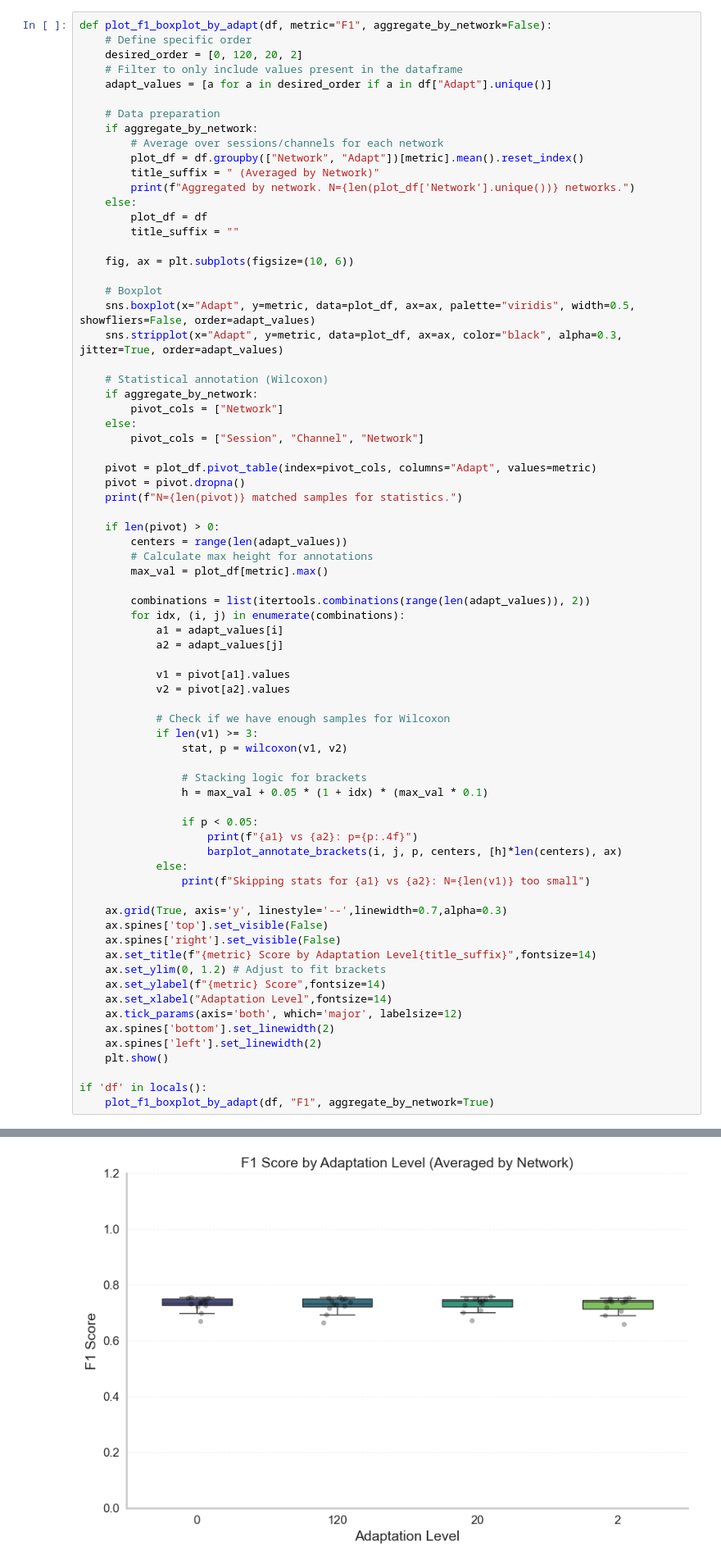
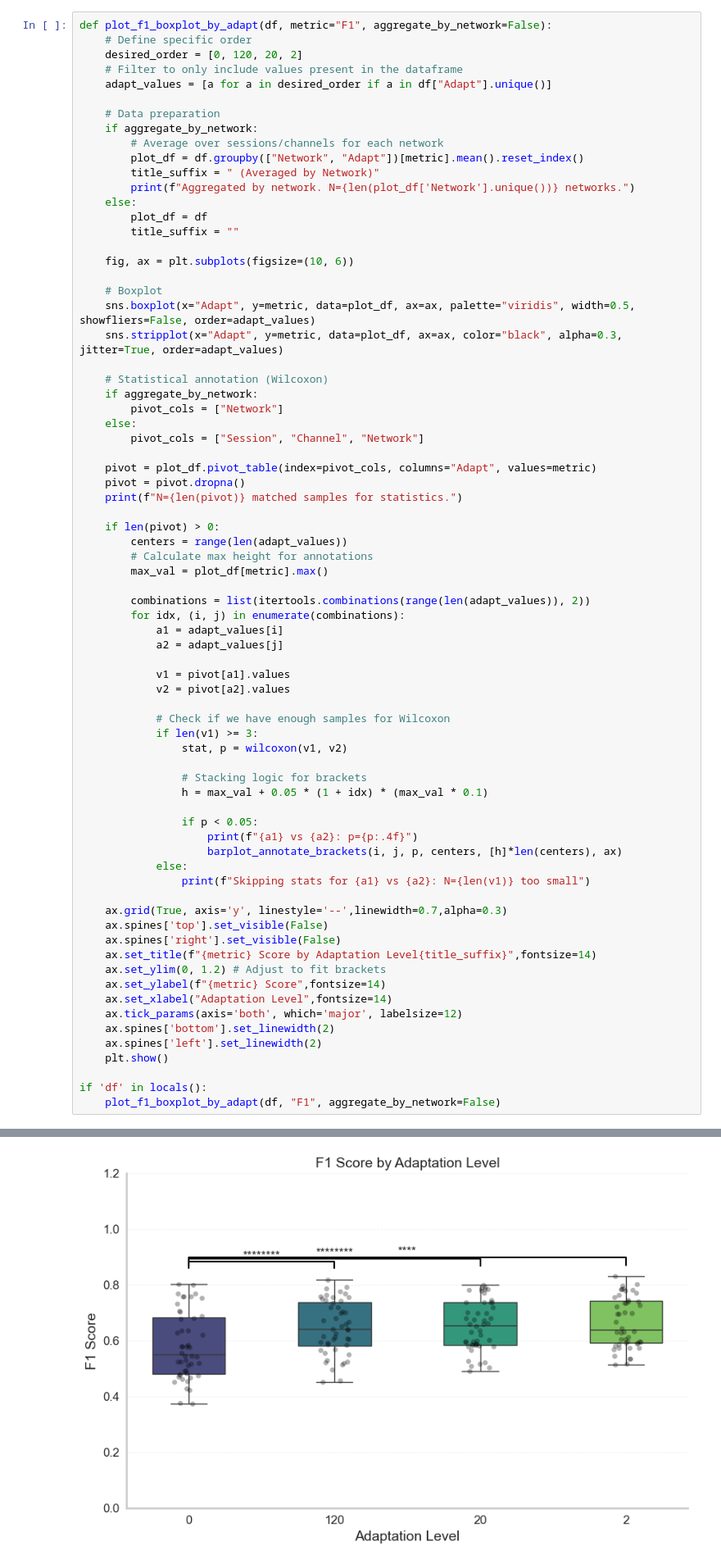
Before and after one commit to pedrofurrix/LAVA_SNN_ripples, a Jupyter notebook: snnTorch/retry_live_val/visualize_performance.ipynb, the cells around one changed output, grey strips where cells are left out. Shown at 82% size. Drawn from its saved outputs; the diff is of its cells as text.

```diff
--- a/snnTorch/retry_live_val/visualize_performance.ipynb
+++ b/snnTorch/retry_live_val/visualize_performance.ipynb
@@ -205,5 +216,5 @@ def plot_f1_boxplot_by_adapt(df, metric="F1", aggregate_by_network=False):
     plt.show()
 
 if 'df' in locals():
-    plot_f1_boxplot_by_adapt(df, "F1", aggregate_by_network=True)
+    plot_f1_boxplot_by_adapt(df, "F1", aggregate_by_network=False)
 # %% [output]
@@ -215,4 +228,4 @@ Passing `palette` without assigning `hue` is deprecated and will be removed in v
-[figure, old version]
+[figure, new version]
 # %%
 def plot_f1_violin_by_adapt(df, metric="F1", aggregate_by_network=False):
     # Define specific order
```
Also changed, not shown: parts of 10 cells of this notebook, 9 other files.
